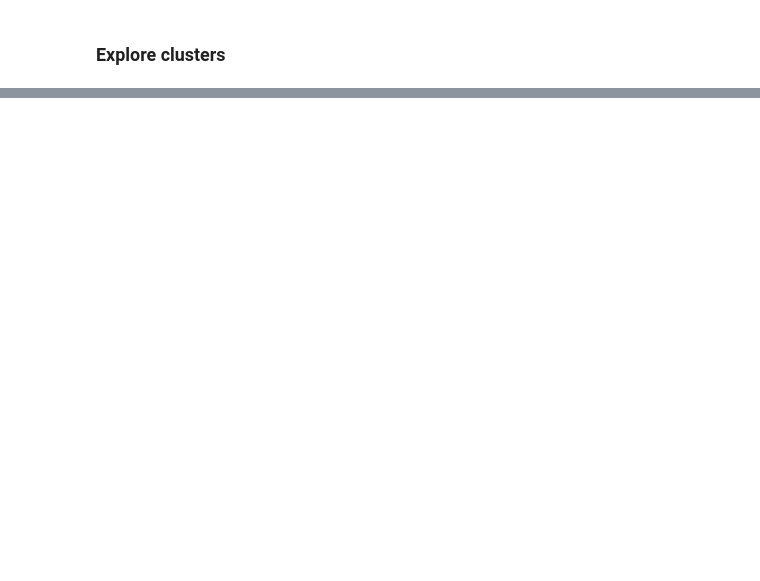
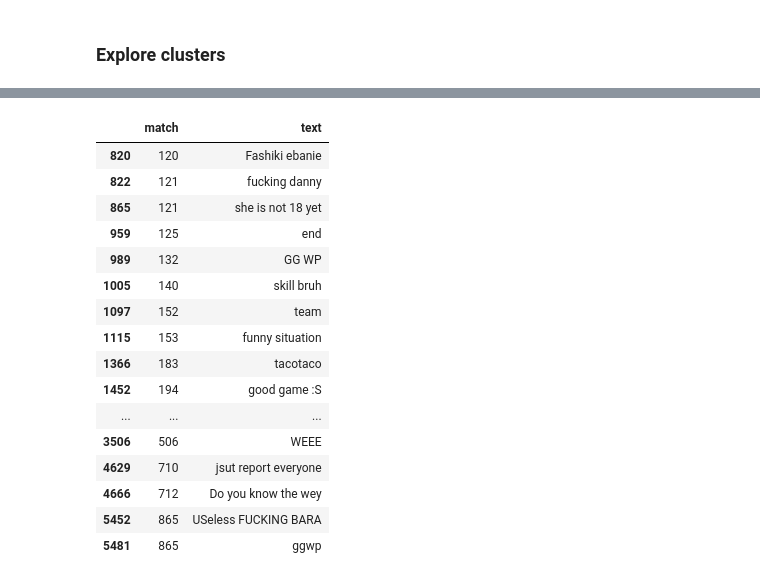
Before and after one commit to csralvall/online_game_toxicity, a Jupyter notebook: clustering_ftt.ipynb, the cells around one changed output, grey strips where cells are left out. Saved outputs shown, nothing was run; the diff lists cells and outputs as text; code cells hidden in the pictures; blank space fills up the shorter version.

```diff
--- a/clustering_ftt.ipynb
+++ b/clustering_ftt.ipynb
@@ -343,0 +318,20 @@ Name: text, dtype: object
+# %%
+ftt_group.get_group(39)[['match','text']]
+# %% [output]
+|  | match | text |
+| 820 | 120 | Fashiki ebanie |
+| 822 | 121 | fucking danny |
+| 865 | 121 | she is not 18 yet |
+| 959 | 125 | end |
+| 989 | 132 | GG WP |
+| 1005 | 140 | skill bruh |
+| 1097 | 152 | team |
+| 1115 | 153 | funny situation |
+| 1366 | 183 | tacotaco |
+| 1452 | 194 | good game :S |
+| ... | ... | ... |
+| 3506 | 506 | WEEE |
+| 4629 | 710 | jsut report everyone |
+| 4666 | 712 | Do you know the wey |
+| 5452 | 865 | USeless FUCKING BARA |
+| 5481 | 865 | ggwp |
```
Also changed, not shown: parts of 28 cells of this notebook.
